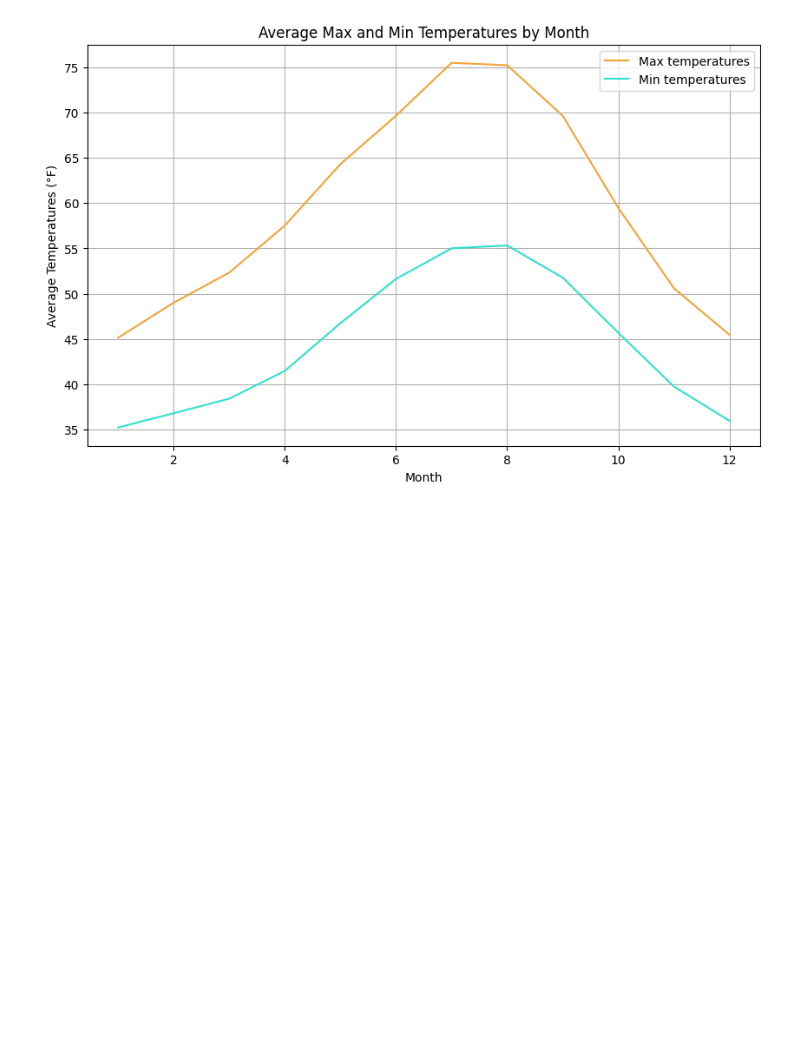
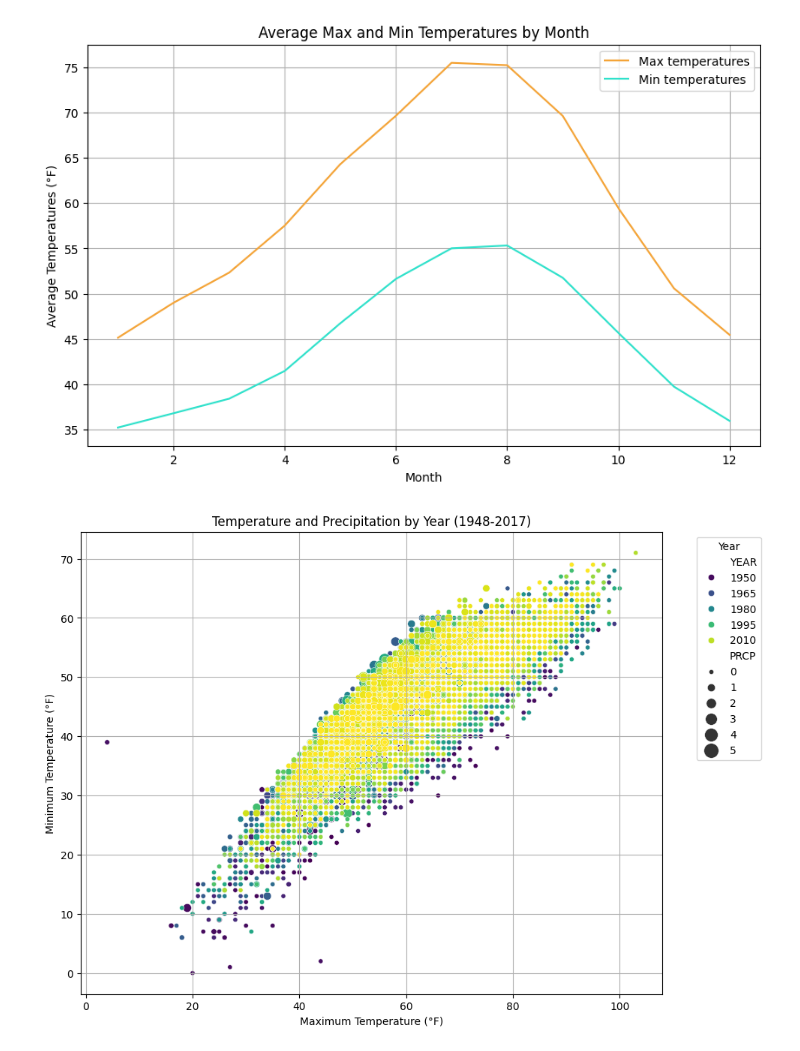
Before and after one commit to Ammar-creator-cmd/DataVisualization, a Jupyter notebook: Rainfall_Investigation.ipynb, the cells around one changed output. Drawn from its saved outputs; the diff is of its cells as text; code cells hidden in the pictures; blank space fills up the shorter version.

```diff
--- a/Rainfall_Investigation.ipynb
+++ b/Rainfall_Investigation.ipynb
@@ -141,3 +141,20 @@ plt.grid(True)
 plt.show()
 # %% [output]
 [figure]
+# %%
+#convert "date" to a datetime object
+data["DATE"] = pd.to_datetime(data["DATE"])
+
+data["YEAR"] = data["DATE"].dt.year
+# %%
+#create a scatter plot using seaborn and plt
+plt.figure(figsize = (10, 8))
+sns.scatterplot(data = data, x = "TMAX", y = "TMIN", hue = "YEAR", size = "PRCP", sizes = (20, 200), palette = "viridis")
+plt.title("Temperature and Precipitation by Year (1948-2017)")
+plt.xlabel('Maximum Temperature (°F)')
+plt.ylabel('Minimum Temperature (°F)')
+plt.legend(title='Year', bbox_to_anchor=(1.05, 1), loc='upper left')
+plt.grid(True)
+plt.show()
+# %% [output]
+[figure, added]
```
Also changed, not shown: parts of 13 cells of this notebook.
